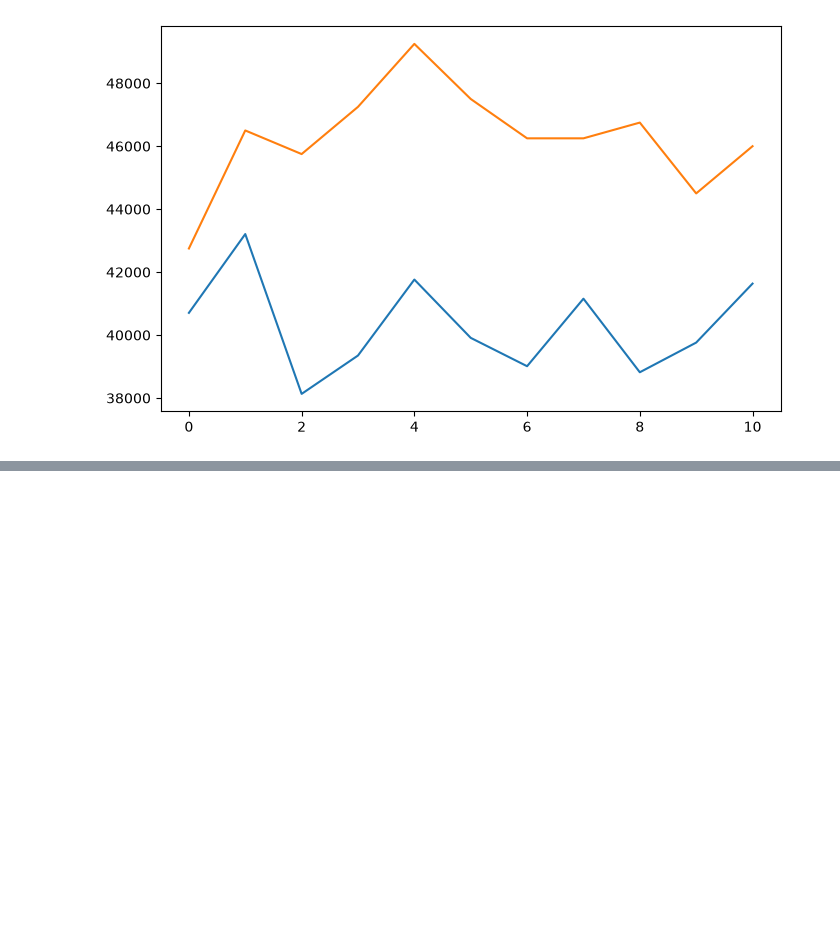
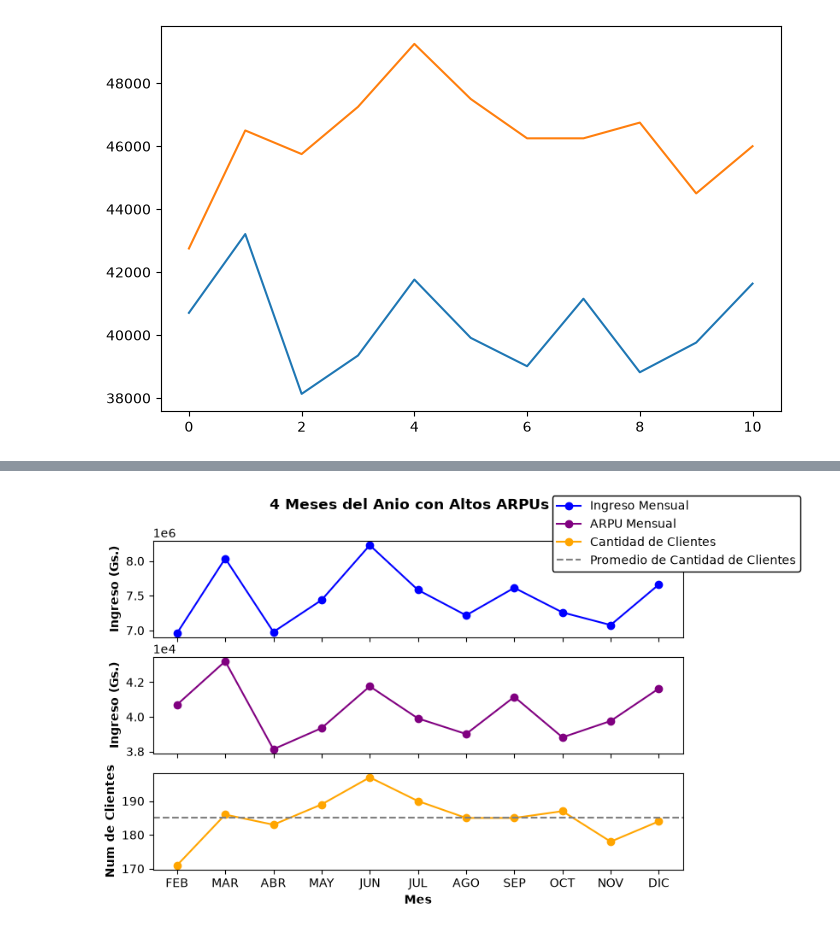
Before and after one commit to jp21bp/DS_Proyectos, a Jupyter notebook: 4_DemandaForecasting/eda2.ipynb, the cells around one changed output, grey strips where cells are left out. Drawn from its saved outputs; the diff is of its cells as text; code cells hidden in the pictures; blank space fills up the shorter version.

```diff
--- a/4_DemandaForecasting/eda2.ipynb
+++ b/4_DemandaForecasting/eda2.ipynb
@@ -470,3 +615,92 @@ display(df_arpu)
 | 9 | 11 | 39761.24 | 178 |
 | 10 | 12 | 41635.33 | 184 |
 [figure]
+# %%
+###### ARPU Box plots
+##### Seleccionando datos
+#### Datos genera
+df_mcl=df\
+    .groupby(by=['mes','cliente_id'], as_index=False)\
+    .agg(
+        ingreso_mensual_por_cliente = pd.NamedAgg(
+            column='ingreso', aggfunc= lambda series: series.sum()
+        )
+    )
+# display(df_mcl)
+
+#### Datos arpu
+df_arpu = df_mcl\
+    .groupby(by='mes', as_index=False)\
+    .agg(
+        ingreso_mensual = pd.NamedAgg(
+            column='ingreso_mensual_por_cliente', aggfunc=lambda series: series.sum()
+        ),
+        cantidad_clientes = pd.NamedAgg(
+            column='cliente_id', aggfunc=lambda series: series.count()
+        ),
+        arpu_mensual = pd.NamedAgg(
+            column='ingreso_mensual_por_cliente', aggfunc= lambda series: series.mean().round(2)
+        ),
+    )
+
+display(df_arpu)
+
+##### Grafica
+#### Config inicial
+ANCH = 8
+ALT = 5
+fig, axs = plt.subplots(ncols=1, nrows=3, figsize=(ANCH, ALT), sharex=True)
+meses = ['FEB', 'MAR', 'ABR', 'MAY', 'JUN',\
+         'JUL', 'AGO', 'SEP', 'OCT', 'NOV', 'DIC']
+#### Creando la grafica
+### Ingreso Mensual
+axs[0].plot(
+    range(len(meses)),
+    df_arpu['ingreso_mensual'],
+    label='Ingreso Mensual',
+    marker='o',
+    color='blue'
+)
+### ARPU Mensual
+axs[1].plot(
+    range(len(meses)),
+    df_arpu['arpu_mensual'],
+    label='ARPU Mensual',
+    marker='o',
+    color='purple'
+)
+### Cantidad de Clientes
+axs[2].plot(
+    range(len(meses)),
+    df_arpu['cantidad_clientes'],
+    label='Cantidad de Clientes',
+    marker='o',
+    color='orange'
+)
+#### Configs finales
+# ax.axhline(y=df_ppp_mens['ppp_mensual'].mean(), color='orange', linestyle='--', linewidth=1.5, label='Promedio de todos' )
+axs[2].axhline(
+    df_arpu['cantidad_clientes'].mean(),
+    color = 'grey',
+    linestyle='--',
+    linewidth=1.5,
+    label='Promedio de Cantidad de Clientes'
+)
+### ax2
+axs[2].set_xticks(range(len(meses)))
+axs[2].set_xticklabels(meses)
+axs[2].set_xlabel('Mes', fontweight='bold')
+axs[2].set_ylabel('Num de Clientes', fontweight='bold')
+### ax1
+axs[1].set_ylabel('Ingreso (Gs.)', fontweight='bold')
+axs[1].ticklabel_format(style='sci', axis='y', scilimits=(0, 0))
+### ax0
+axs[0].set_ylabel('Ingreso (Gs.)', fontweight='bold')
+fig.legend(
+    loc='upper left',
+    bbox_to_anchor=(0.7,1.0),
+    framealpha=1.0,
+    edgecolor='black'
+)
+fig.suptitle('4 Meses del Anio con Altos ARPUs', fontweight='bold')
+# %% [output]
@@ -472,0 +720 @@ display(df_arpu)
+[figure, added]
```
Also changed, not shown: parts of 3 cells of this notebook, 1 other file.
